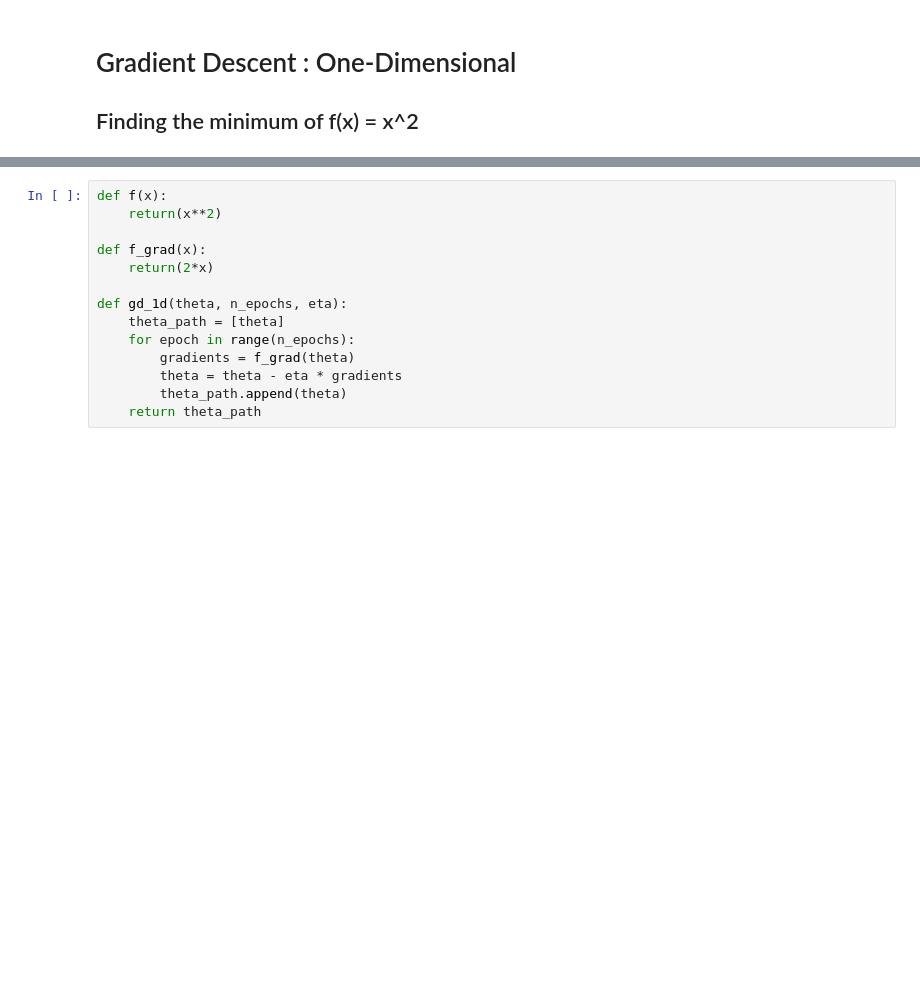
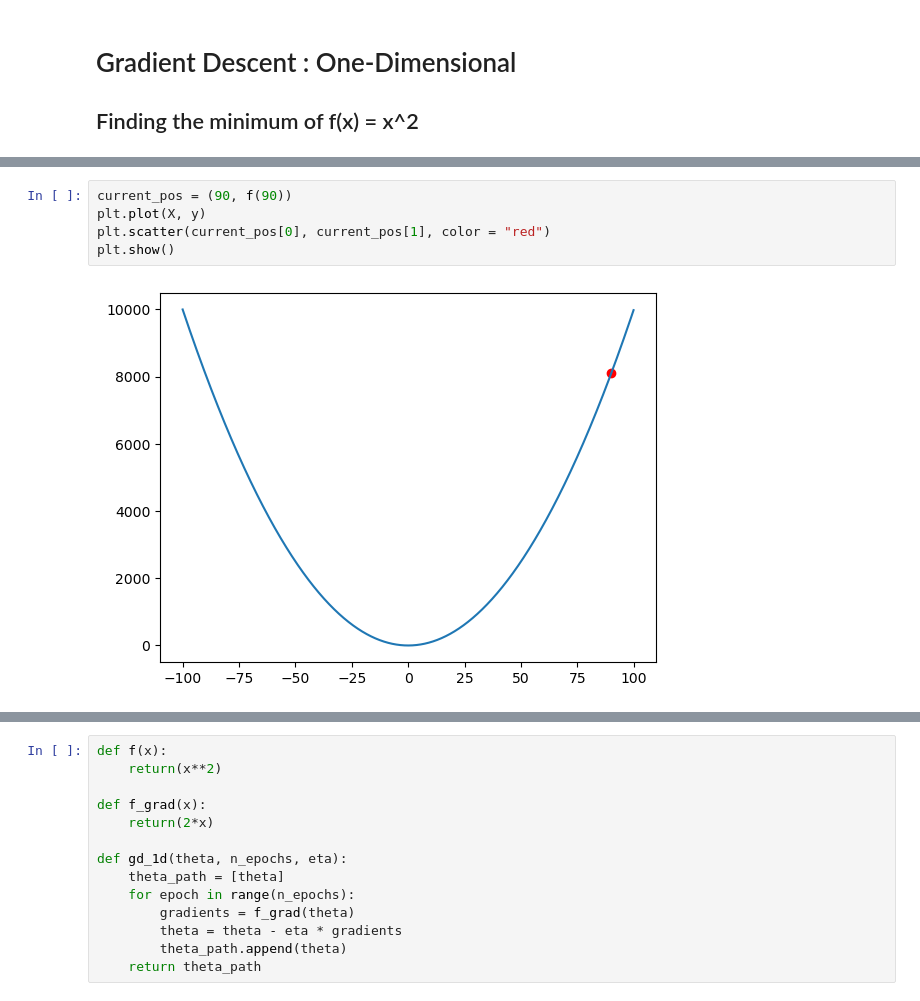
Before and after one commit to cmps460s24/cmps460-content, a Jupyter notebook: examples/08.regression/05_gradient_decent_example2.ipynb, the cells around one changed output, grey strips where cells are left out. Drawn from its saved outputs; the diff is of its cells as text; blank space fills up the shorter version.

```diff
--- a/examples/08.regression/04_gradient_decent_example2.ipynb
+++ b/examples/08.regression/05_gradient_decent_example2.ipynb
@@ -81,0 +83,7 @@ plt.show()
+# %%
+current_pos = (90, f(90))
+plt.plot(X, y)
+plt.scatter(current_pos[0], current_pos[1], color = "red")
+plt.show()
+# %% [output]
+[figure, added]
```
Also changed, not shown: parts of 3 cells of this notebook, 38 other files.
